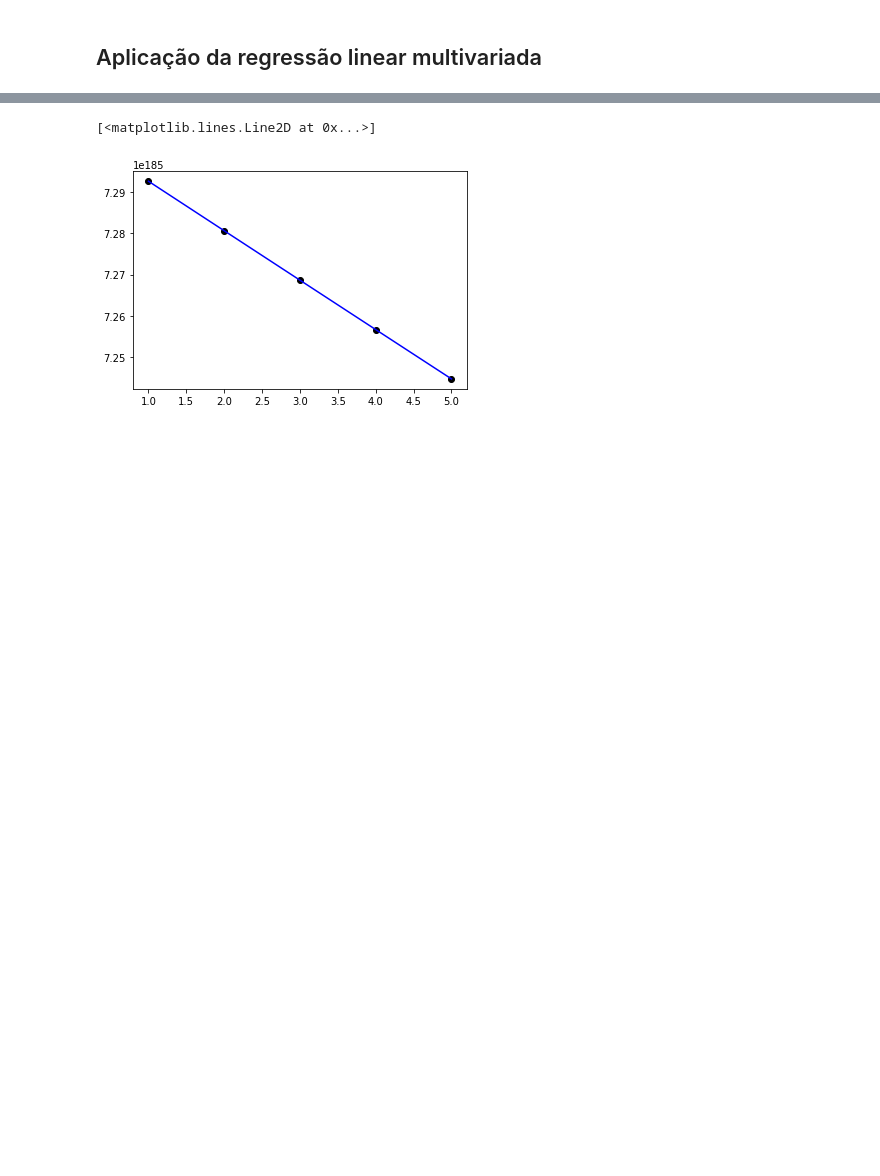
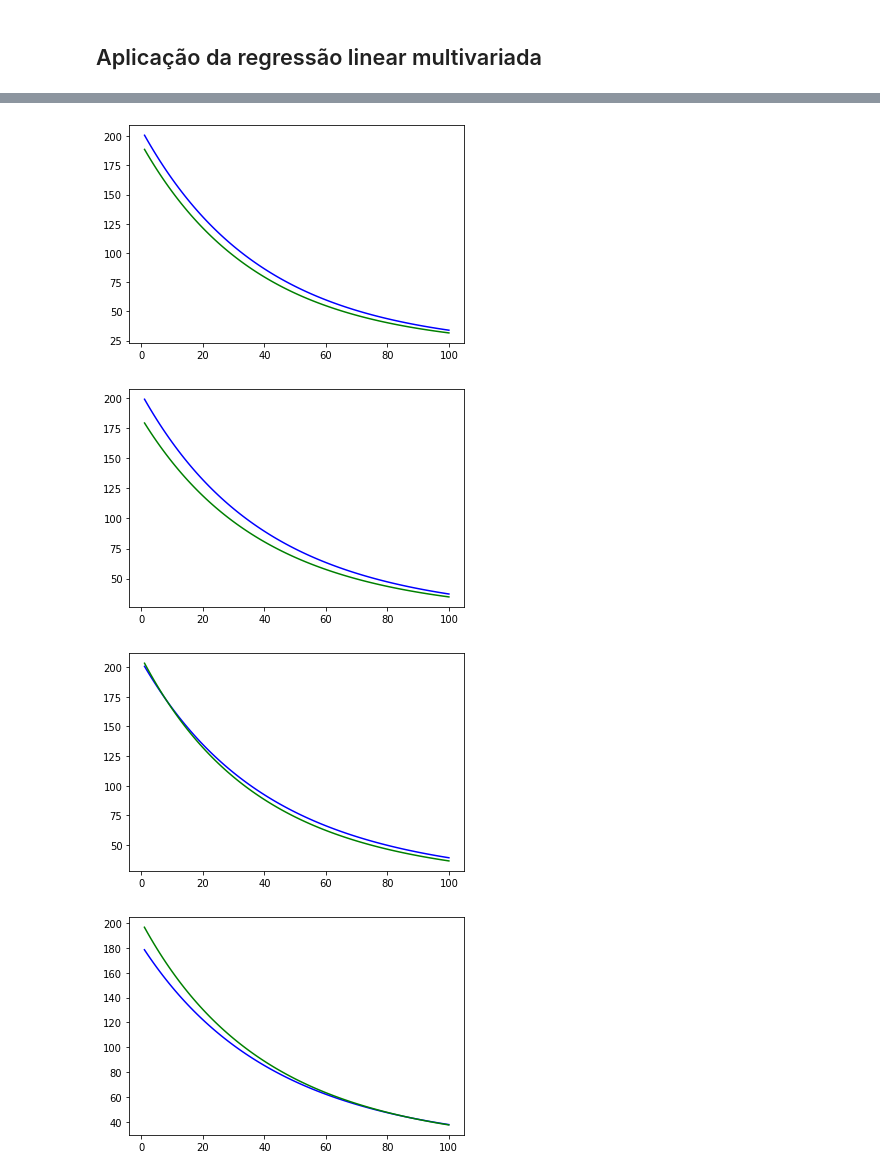
Before and after one commit to RobsonT/Atividades-machine-learning, a Jupyter notebook: Atividade 1/main.ipynb, the cells around one changed output, grey strips where cells are left out. Saved outputs shown, nothing was run; the diff lists cells and outputs as text; code cells hidden in the pictures; blank space fills up the shorter version.

```diff
--- a/Atividade 1/main.ipynb
+++ b/Atividade 1/main.ipynb
@@ -115,15 +115,16 @@ MSE:  32.091330716148356
 data = np.loadtxt("./data/trab1_data.csv", skiprows=1, delimiter=",")
 X = data[:,:-1]
 y = data[:, -1]
+X = (X - X.min()) / (X.max() - X.min())
 # %%
 X_train, X_test, y_train, y_test = train_test_split(X, y, shuffle=True, test_size=0.2)
 # %% [markdown]
 ## Aplicação da regressão linear multivariada
 # %%
 model5 = MLR()
-model6 = MLRGD(learning_rate=0.0001, epochs=1000)
-model7 = MLRSGD(learning_rate=0.00001, epochs=100)
-model8 = RMLR(learning_rate=0.0001, epochs=100, _lambda = 1)
+model6 = MLRGD(learning_rate=0.001, epochs=1000, save_epoch_mse=True)
+model7 = MLRSGD(learning_rate=0.001, epochs=20, save_epoch_mse=True)
+model8 = RMLR(learning_rate=0.001, epochs=500, _lambda = 1, save_epoch_mse=False)
 metrics = Metrics()
 # %%
 model5.fit(X_train, y_train)
@@ -215,12 +212,0 @@ MSE:  1.2431438078797873e+94
-# %%
-epochs = 50
-mse = np.array([])
-
-for epoch in range(1, epochs):
-    model = MLRGD(learning_rate=0.0001, epochs=epoch)
-    model.fit(X_train, y_train)
-    y_pred = model.predict(X_test)
-    mse = np.append(mse, metrics.MSE(y_test, y_pred))
-
-plt.scatter(range(1,epochs), mse, color='black')
-plt.plot(range(1,epochs), mse, color='blue')
@@ -230,11 +212,0 @@ plt.plot(range(1,epochs), mse, color='blue')
-# %%
-mse = np.array([])
-
-for epoch in range(1, epochs):
-    model = MLRSGD(learning_rate=0.0001, epochs=epochs)
-    model.fit(X_train, y_train)
-    y_pred = model.predict(X_test)
-    mse = np.append(mse, metrics.MSE(y_test, y_pred))
-
-plt.scatter(range(1,epochs), mse, color='black')
-plt.plot(range(1,epochs), mse, color='blue')
@@ -244,15 +225,21 @@ plt.plot(range(1,epochs), mse, color='blue')
 # %%
 mse = np.array([])
 _lambda = 6
 
 for l in range(1, _lambda):
-    model = RMLR(learning_rate=0.0001, epochs=200, _lambda = l)
+    model = RMLR(learning_rate=0.01, epochs=100, _lambda = l, save_epoch_mse=True)
     model.fit(X_train, y_train)
-    y_pred = model.predict(X_test)
-    mse = np.append(mse, metrics.MSE(y_test, y_pred))
 
-plt.scatter(range(1,_lambda), mse, color='black')
-plt.plot(range(1,_lambda), mse, color='blue')
+    plt.plot(range(1,model.epochs+1), model.mse, color='blue')
+
+    model1 = RMLR(learning_rate=0.01, epochs=100, _lambda = l, save_epoch_mse=True)
+    model1.fit(X_test, y_test)
+
+    plt.plot(range(1,model1.epochs+1), model1.mse, color='green')
+
+    plt.show()
 # %% [output]
-[<matplotlib.lines.Line2D at 0x...>]
-[figure, old version]
+[figure, new version]
+[figure, added]
+[figure, added]
+[figure, added]
```
Also changed, not shown: parts of 13 cells of this notebook, 2 other files.
